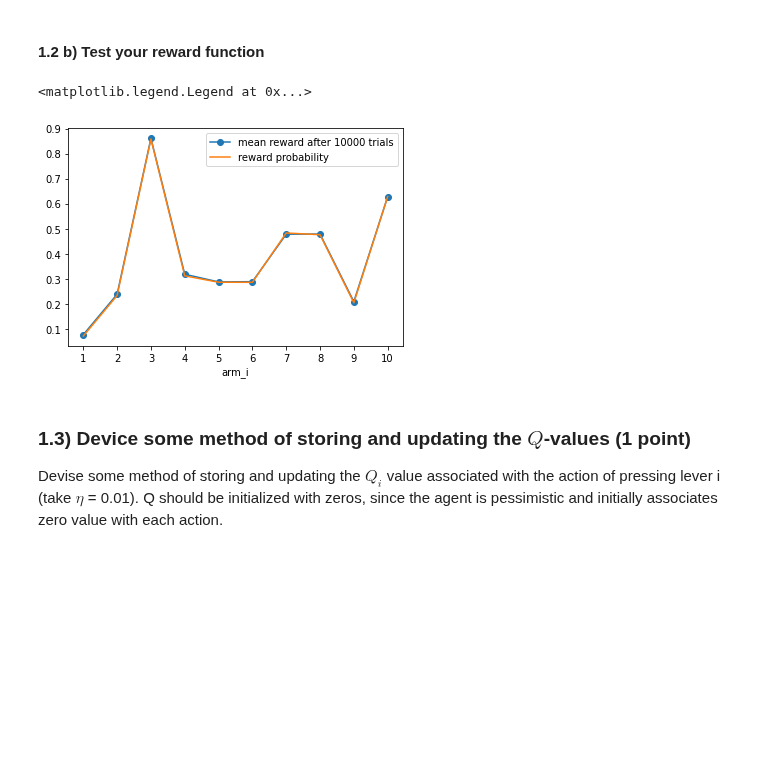
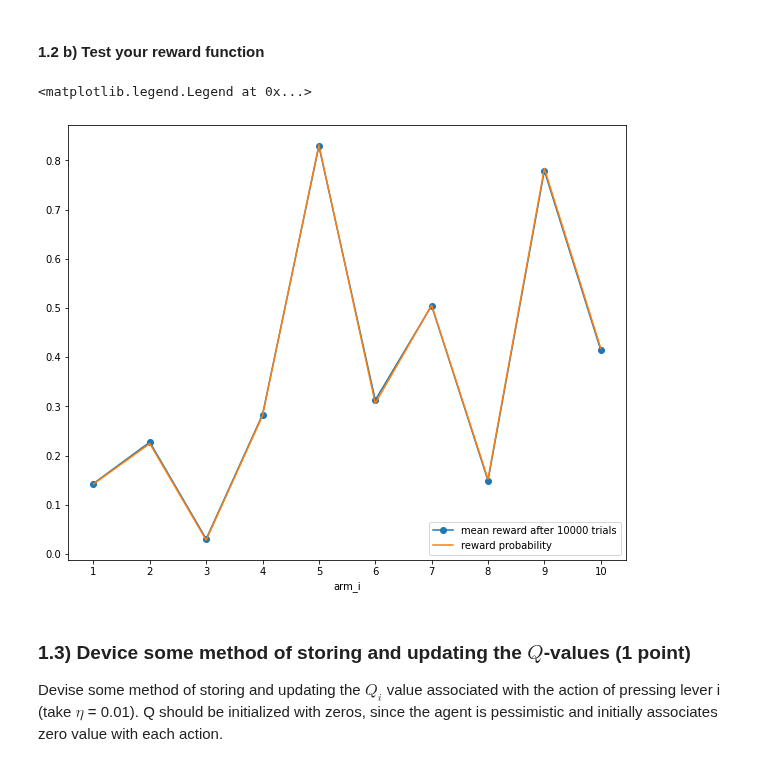
Before and after one commit to Erfan7bt/MHBF, a Jupyter notebook: 7-rl-part-I/rl-part-I.ipynb, the cells around one changed output. Drawn from its saved outputs; the diff is of its cells as text; code cells hidden in the pictures; blank space fills up the shorter version.

```diff
--- a/7-rl-part-I/rl-part-I.ipynb
+++ b/7-rl-part-I/rl-part-I.ipynb
@@ -86,10 +86,8 @@ The parameter $\eta$ represents the learning rate.
 
 Generate an array `p` of 10 random lever reward probabilities $p_{i} \in [0,0.9]$ and **keep it fixed for the entire exercise sheet**.
 # %%
-# YOUR CODE HERE
-n=10
-p = np.random.uniform(0,0.9,n)
-# raise NotImplementedError()
+num_levers = 10
+p = np.random.uniform(0, 0.9, num_levers)
 # %%
 """ Test that variable `p` is defined """
 
@@ -111,25 +107,24 @@ assert_var_defined("generate_reward", func=True)
 # %% [markdown]
 #### 1.2 b) Test your reward function
 # %%
-# YOUR CODE HERE
 ntrial=10000
+n=num_levers
 r=np.zeros(n)
 
 for t in range(ntrial):
     for i in range(n):
         r[i]=r[i] + generate_reward(i)
 
 r=r/ntrial
-
+plt.figure(figsize=(10,8))
 plt.plot(np.arange(1,n+1),r, label='mean reward after 10000 trials', marker='o')
 plt.plot(np.arange(1,n+1),p, label='reward probability')
 plt.xlabel('arm_i')
 plt.xticks(np.arange(1,n+1))
-plt.legend()
-# raise NotImplementedError()
+plt.legend(loc='lower right')
 # %% [output]
 <matplotlib.legend.Legend at 0x...>
-[figure, old version]
+[figure, new version]
 # %% [markdown]
 ### 1.3) Device some method of storing and updating the $Q$-values (1 point)
 
```
Also changed, not shown: parts of 46 cells of this notebook.
